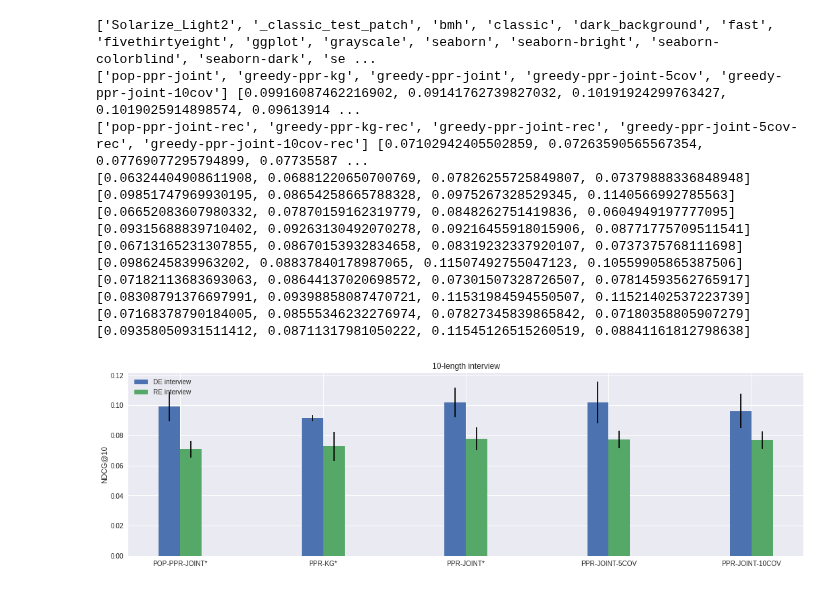
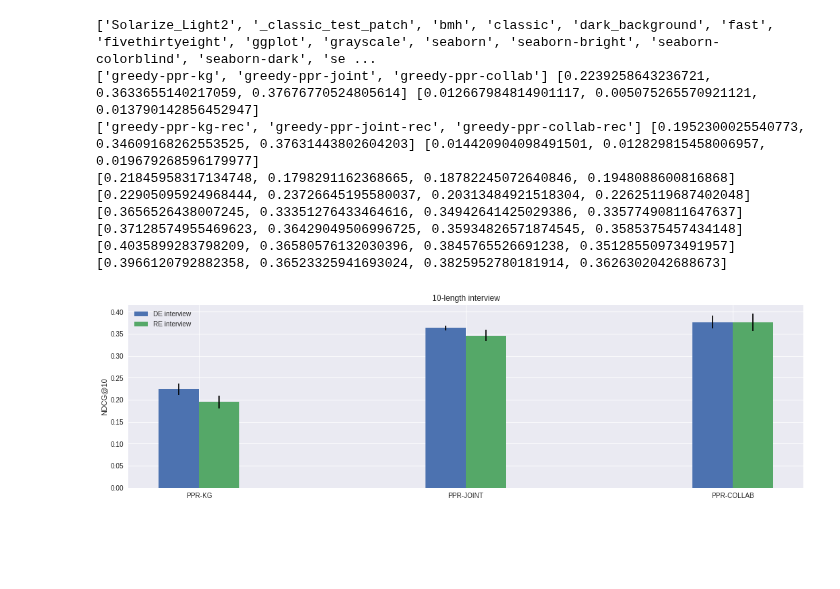
Before and after one commit to MI-911/cold-start-framework, a Jupyter notebook: tools/analysis/results/re_vs_de_performance.ipynb, the cells around one changed output. Drawn from its saved outputs; the diff is of its cells as text; code cells hidden in the pictures; blank space fills up the shorter version.

```diff
--- a/tools/analysis/results/re_vs_de_performance.ipynb
+++ b/tools/analysis/results/re_vs_de_performance.ipynb
@@ -13,8 +13,8 @@ cutoff = '10'
 n_questions = 10
 significance_level = 0.05
 
-#data = get(f'https://mindreader.tech/spectate/results/final_equal_popularity/{metric}/{cutoff}').json()
-data = get(f'http://localhost:5000/spectate/results/150k_equal/{metric}/{cutoff}').json()
+data = get(f'https://mindreader.tech/spectate/results/170k_uniform/{metric}/{cutoff}').json()
+#data = get(f'http://localhost:5000/spectate/results/170k_equal_20/{metric}/{cutoff}').json()
 
 models = sorted([key for key in data.keys() if key.endswith('-rec')], reverse=True)
 
@@ -37,43 +37,39 @@ def get_postfix(model):
     re_data = f'{model}-rec'
     if re_data not in data:
         return ''
 
     re = data[re_data][n_questions - 1]
     de = data[model][n_questions - 1]
 
     print(re)
     print(de)
 
     t, p_value = ttest_rel(re, de)
     if p_value <= significance_level:
         return '*'
 
     return ''
 
 # add statistical significance
 models = [model.replace('-rec', '') for model in models]
 models = [model.replace('greedy-', '').upper() + get_postfix(model) for model in models]
 
 
 ax.set_xticks(ind + width / 2)
 ax.set_xticklabels([model.replace('-rec', '').replace('greedy-', '').upper() for model in models])
 plt.ylabel(f'{metric.upper()}@{cutoff}')
 plt.title(f'{n_questions}-length interview')
 plt.legend(loc='upper left')
 plt.savefig('re_vs_de.pdf', bbox_inches='tight')
 plt.show()
 # %% [output]
 ['Solarize_Light2', '_classic_test_patch', 'bmh', 'classic', 'dark_background', 'fast', 'fivethirtyeight', 'ggplot', 'grayscale', 'seaborn', 'seaborn-bright', 'seaborn-colorblind', 'seaborn-dark', 'se ...
-['pop-ppr-joint', 'greedy-ppr-kg', 'greedy-ppr-joint', 'greedy-ppr-joint-5cov', 'greedy-ppr-joint-10cov'] [0.09916087462216902, 0.09141762739827032, 0.10191924299763427, 0.1019025914898574, 0.09613914 ...
-['pop-ppr-joint-rec', 'greedy-ppr-kg-rec', 'greedy-ppr-joint-rec', 'greedy-ppr-joint-5cov-rec', 'greedy-ppr-joint-10cov-rec'] [0.07102942405502859, 0.07263590565567354, 0.07769077295794899, 0.07735587 ...
-[0.06324404908611908, 0.06881220650700769, 0.07826255725849807, 0.07379888336848948]
-[0.09851747969930195, 0.08654258665788328, 0.0975267328529345, 0.1140566992785563]
-[0.06652083607980332, 0.07870159162319779, 0.0848262751419836, 0.0604949197777095]
-[0.09315688839710402, 0.09263130492070278, 0.09216455918015906, 0.08771775709511541]
-[0.06713165231307855, 0.08670153932834658, 0.08319232337920107, 0.0737375768111698]
-[0.0986245839963202, 0.08837840178987065, 0.11507492755047123, 0.10559905865387506]
-[0.07182113683693063, 0.08644137020698572, 0.07301507328726507, 0.07814593562765917]
-[0.08308791376697991, 0.09398858087470721, 0.11531984594550507, 0.11521402537223739]
-[0.07168378790184005, 0.08555346232276974, 0.07827345839865842, 0.07180358805907279]
-[0.09358050931511412, 0.08711317981050222, 0.11545126515260519, 0.08841161812798638]
+['greedy-ppr-kg', 'greedy-ppr-joint', 'greedy-ppr-collab'] [0.2239258643236721, 0.3633655140217059, 0.37676770524805614] [0.012667984814901117, 0.005075265570921121, 0.013790142856452947]
+['greedy-ppr-kg-rec', 'greedy-ppr-joint-rec', 'greedy-ppr-collab-rec'] [0.1952300025540773, 0.34609168262553525, 0.37631443802604203] [0.014420904098491501, 0.012829815458006957, 0.019679268596179977]
+[0.21845958317134748, 0.1798291162368665, 0.18782245072640846, 0.1948088600816868]
+[0.22905095924968444, 0.23726645195580037, 0.20313484921518304, 0.22625119687402048]
+[0.3656526438007245, 0.33351276433464616, 0.34942641425029386, 0.33577490811647637]
+[0.37128574955469623, 0.36429049506996725, 0.35934826571874545, 0.3585375457434148]
+[0.4035899283798209, 0.36580576132030396, 0.3845765526691238, 0.35128550973491957]
+[0.3966120792882358, 0.36523325941693024, 0.3825952780181914, 0.3626302042688673]
-[figure, old version]
+[figure, new version]
```
Also changed, not shown: 5 other files.
